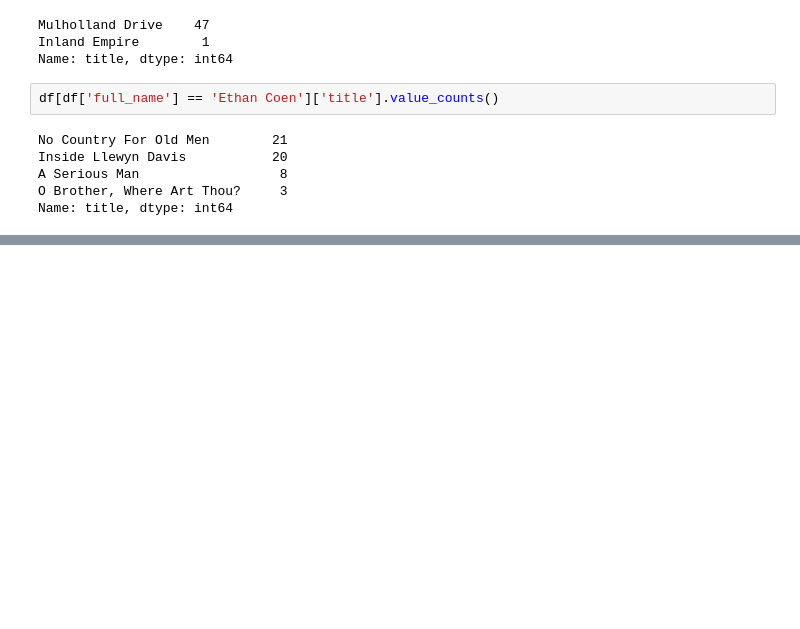
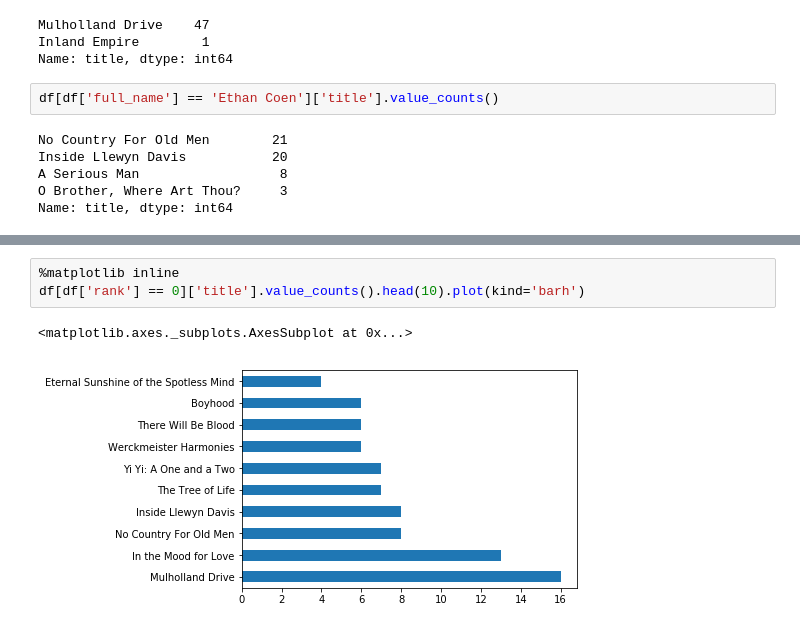
Before and after one commit to mathieulede/foundations, a Jupyter notebook: BBC-final_project/BBC-final_project-analysis.ipynb, the cells around one changed output, grey strips where cells are left out. Saved outputs shown, nothing was run; the diff lists cells and outputs as text; blank space fills up the shorter version.

```diff
--- a/BBC-final_project/BBC-final_project-analysis.ipynb
+++ b/BBC-final_project/BBC-final_project-analysis.ipynb
@@ -114,0 +143,6 @@ Name: full_name, dtype: object
+# %%
+%matplotlib inline
+df[df['rank'] == 0]['title'].value_counts().head(10).plot(kind='barh')
+# %% [output]
+<matplotlib.axes._subplots.AxesSubplot at 0x...>
+[figure, added]
```
Also changed, not shown: parts of 11 cells of this notebook, 19 other files.
